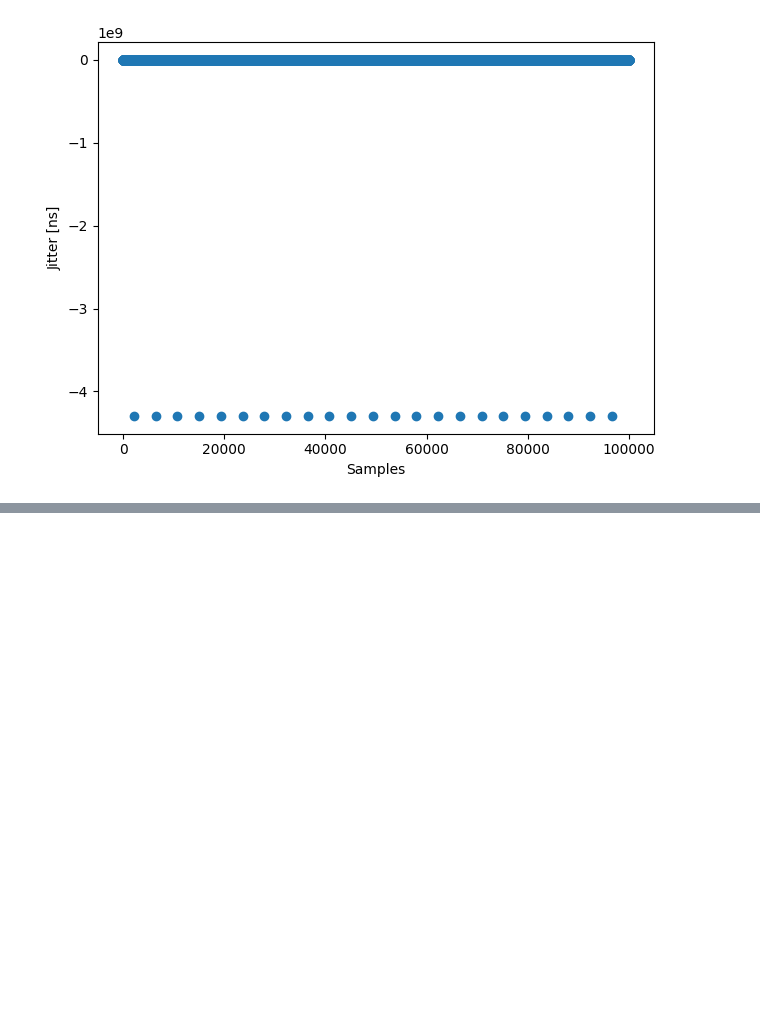
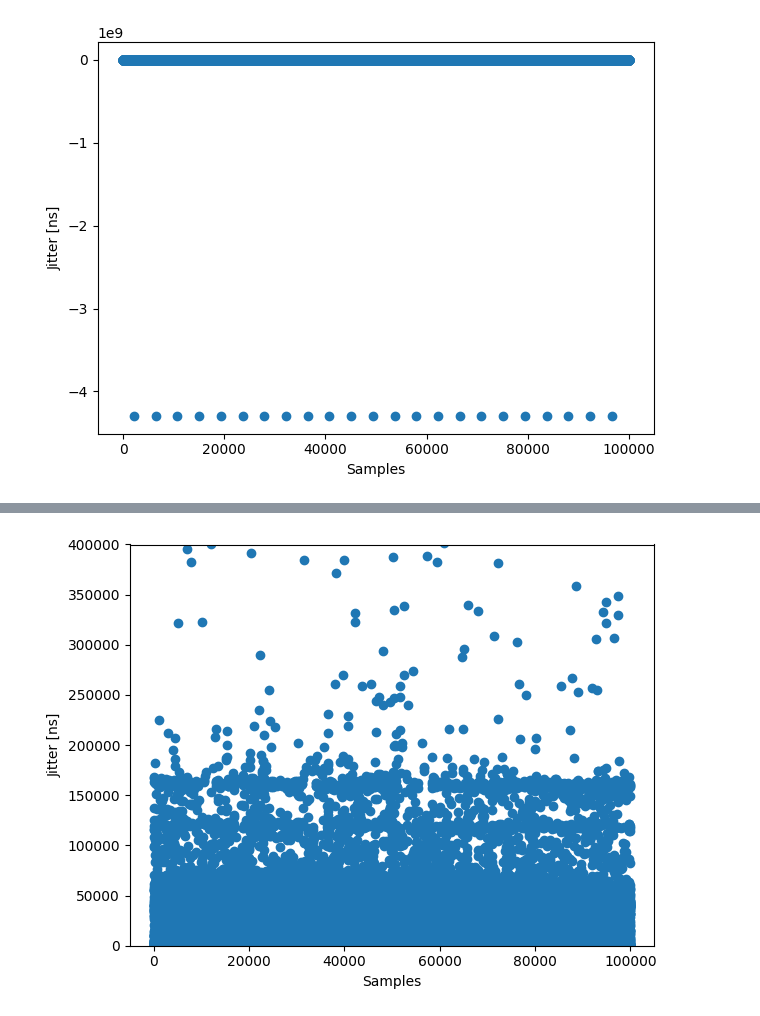
Before and after one commit to otokatli/jitter, a Jupyter notebook: jitter_analysis.ipynb, the cells around one changed output, grey strips where cells are left out. Drawn from its saved outputs; the diff is of its cells as text; code cells hidden in the pictures; blank space fills up the shorter version.

```diff
--- a/jitter_analysis.ipynb
+++ b/jitter_analysis.ipynb
@@ -50,0 +86,15 @@ fig.savefig('jitter_ubuntu_22_04.pdf')
+# %%
+fig, ax = plt.subplots()
+
+ax.plot(jitter2, marker='o', linestyle='None')
+
+ax.set_xlabel('Samples')
+ax.set_ylabel('Jitter [ns]')
+
+ax.set_ylim(0, 400000)
+
+fig.tight_layout()
+
+fig.savefig('jitter_ubuntu_22_04_2.pdf')
+# %% [output]
+[figure, added]
```
Also changed, not shown: parts of 19 cells of this notebook, 1 other file.
